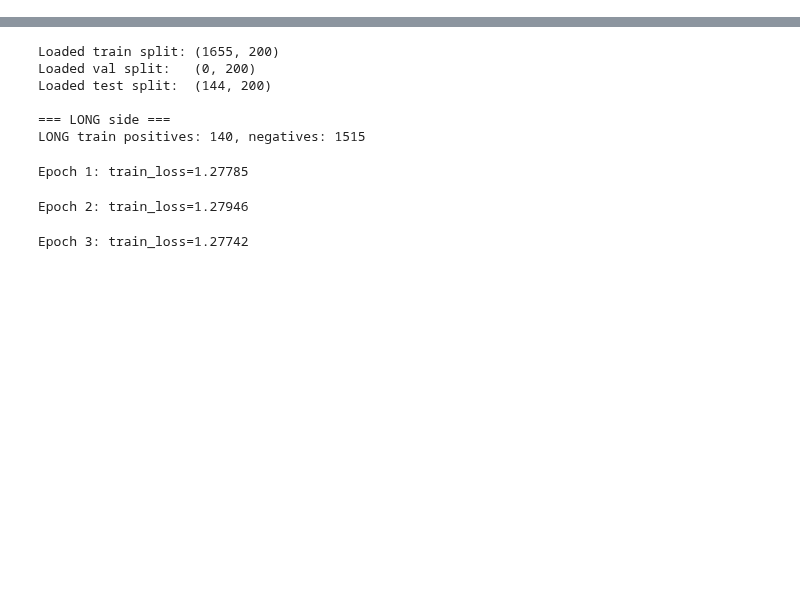
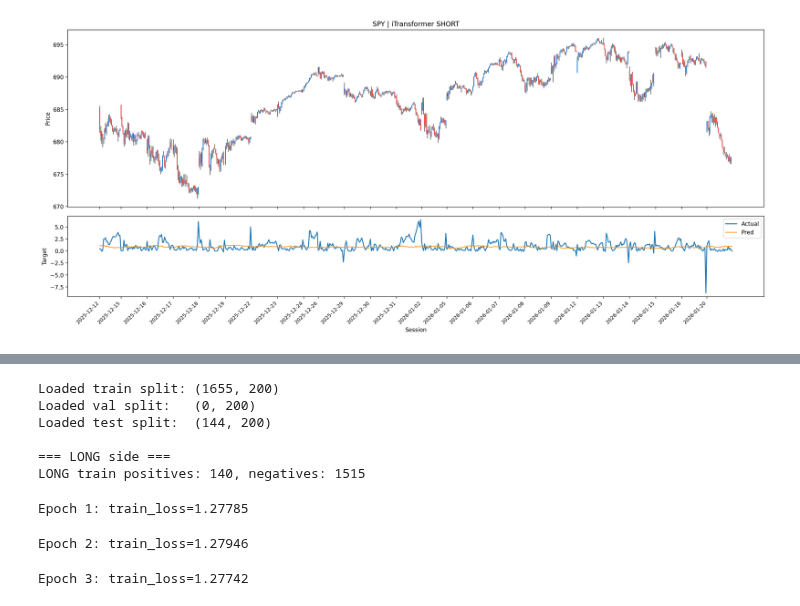
Before and after one commit to ThompsonLuke7/CynolycusBot, a Jupyter notebook: Models/training.ipynb, the cells around one changed output, grey strips where cells are left out. Cells and saved outputs as stored; diff of their text form; code cells hidden in the pictures; blank space fills up the shorter version.

```diff
--- a/Models/training.ipynb
+++ b/Models/training.ipynb
@@ -81,0 +153,4 @@ display(Image("Data/processed/spy/plots/spy_itransformer_exhaustion_long_inferen
+# %%
+display(Image("Data/processed/spy/plots/spy_itransformer_mae_short_inference.png"))
+# %% [output]
+[figure, added]
```
Also changed, not shown: parts of 11 cells of this notebook, 6 other files.
